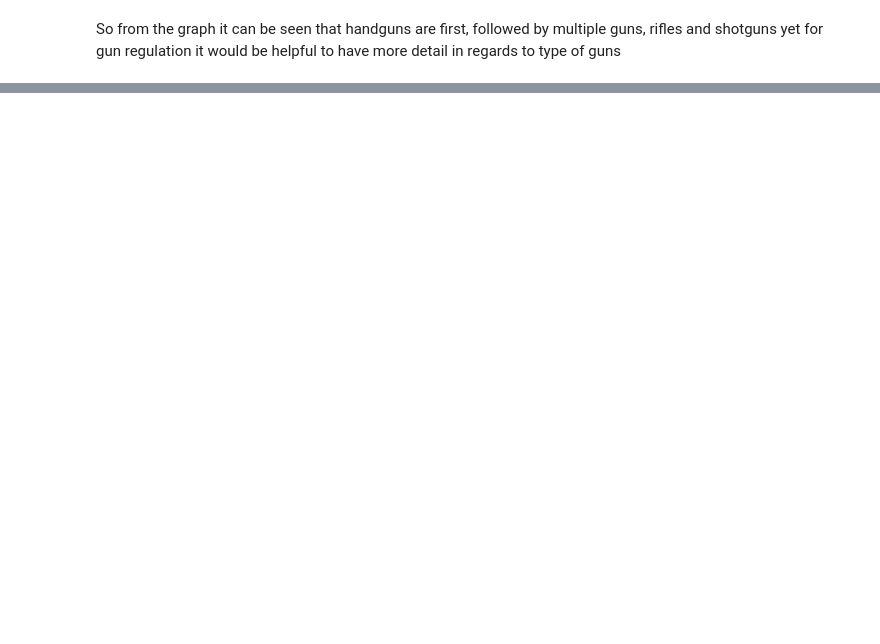
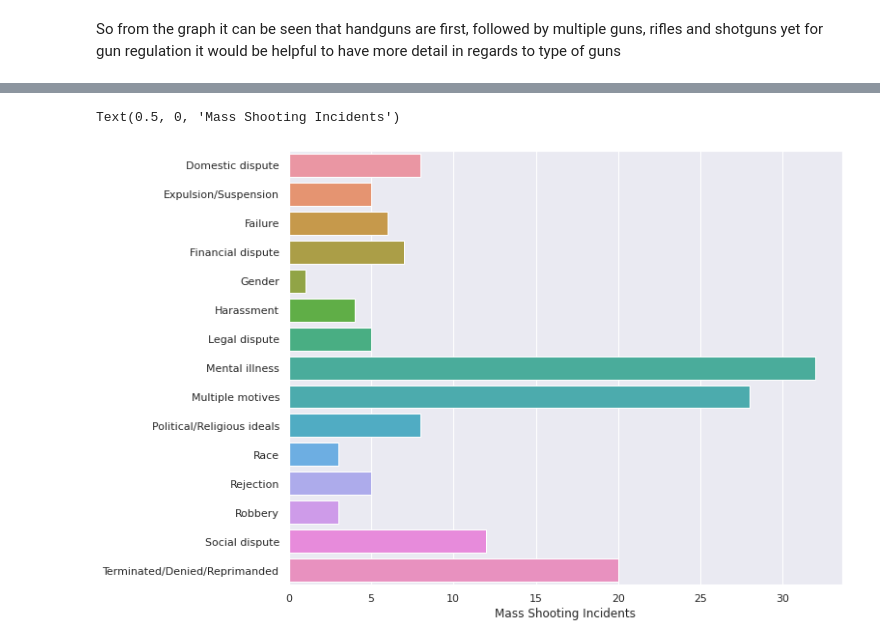
Before and after one commit to freedom-780/FBI-Firearm-Background-Check, a Jupyter notebook: Firearm_Background_Check.ipynb, the cells around one changed output, grey strips where cells are left out. Drawn from its saved outputs; the diff is of its cells as text; code cells hidden in the pictures; blank space fills up the shorter version.

```diff
--- a/Firearm_Background_Check.ipynb
+++ b/Firearm_Background_Check.ipynb
@@ -604,0 +595,9 @@ So from the graph it can be seen that handguns are first, followed by multiple g
+# %%
+# PLot the type of gun
+sns.barplot(y=mass_shootings['Possible Motive - General'].value_counts().index, x=mass_shootings['Possible Motive - General'].value_counts(), data=mass_shootings)
+plt.xticks(horizontalalignment="center")
+
+plt.xlabel('Mass Shooting Incidents')
+# %% [output]
+Text(0.5, 0, 'Mass Shooting Incidents')
+[figure, added]
```
Also changed, not shown: parts of 78 cells of this notebook.
